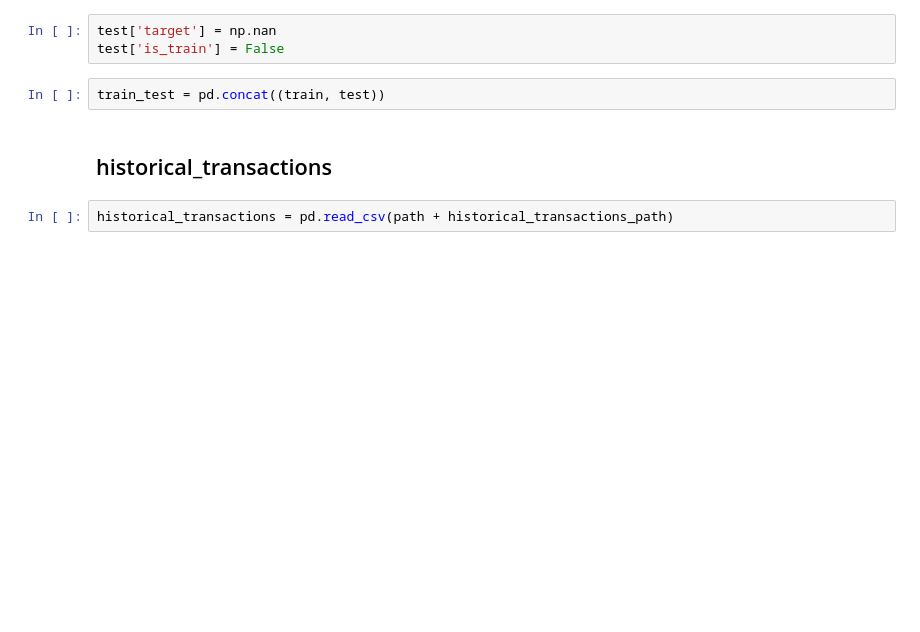
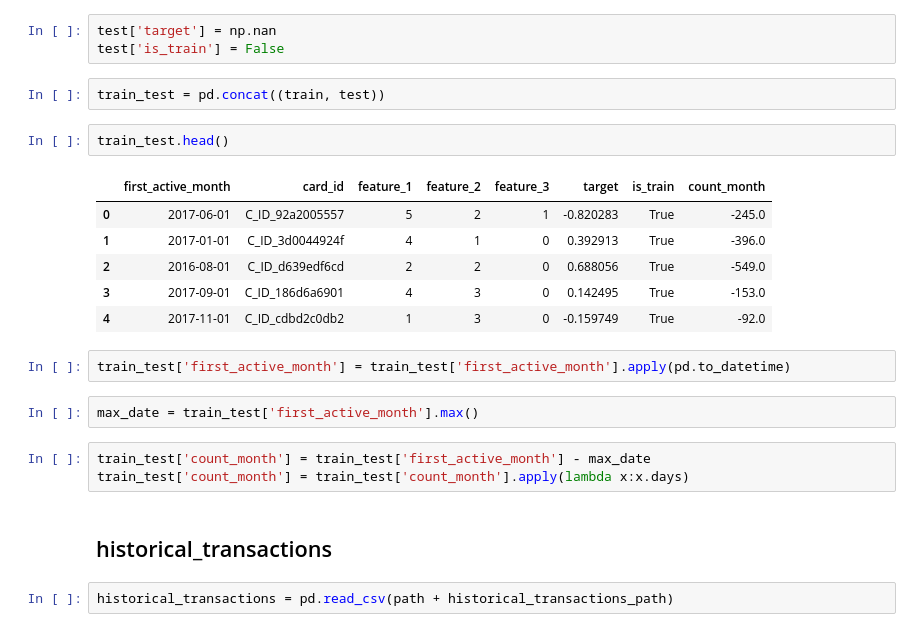
Before and after one commit to glebvk85/competitions, a Jupyter notebook: kaggle/elo-merchant-category-recommendation/analyze.ipynb, the cells around one changed output. Saved outputs shown, nothing was run; the diff lists cells and outputs as text; blank space fills up the shorter version.

```diff
--- a/kaggle/elo-merchant-category-recommendation/analyze.ipynb
+++ b/kaggle/elo-merchant-category-recommendation/analyze.ipynb
@@ -121,6 +123,22 @@ test['target'] = np.nan
 test['is_train'] = False
 # %%
 train_test = pd.concat((train, test))
+# %%
+train_test.head()
+# %% [output]
+|  | first_active_month | card_id | feature_1 | feature_2 | feature_3 | target | is_train | count_month |
+| 0 | 2017-06-01 | C_ID_92a2005557 | 5 | 2 | 1 | -0.820283 | True | -245.0 |
+| 1 | 2017-01-01 | C_ID_3d0044924f | 4 | 1 | 0 | 0.392913 | True | -396.0 |
+| 2 | 2016-08-01 | C_ID_d639edf6cd | 2 | 2 | 0 | 0.688056 | True | -549.0 |
+| 3 | 2017-09-01 | C_ID_186d6a6901 | 4 | 3 | 0 | 0.142495 | True | -153.0 |
+| 4 | 2017-11-01 | C_ID_cdbd2c0db2 | 1 | 3 | 0 | -0.159749 | True | -92.0 |
+# %%
+train_test['first_active_month'] = train_test['first_active_month'].apply(pd.to_datetime)
+# %%
+max_date = train_test['first_active_month'].max()
+# %%
+train_test['count_month'] = train_test['first_active_month'] - max_date
+train_test['count_month'] = train_test['count_month'].apply(lambda x:x.days)
 # %% [markdown]
 ## historical_transactions
 # %%
```
Also changed, not shown: parts of 37 cells of this notebook.
